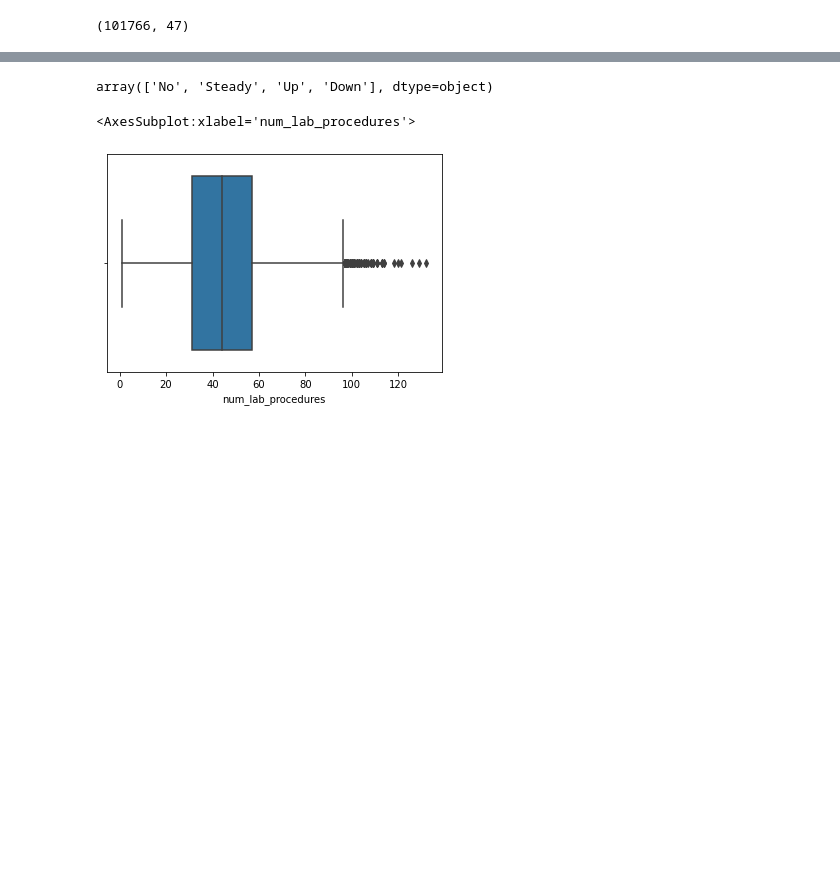
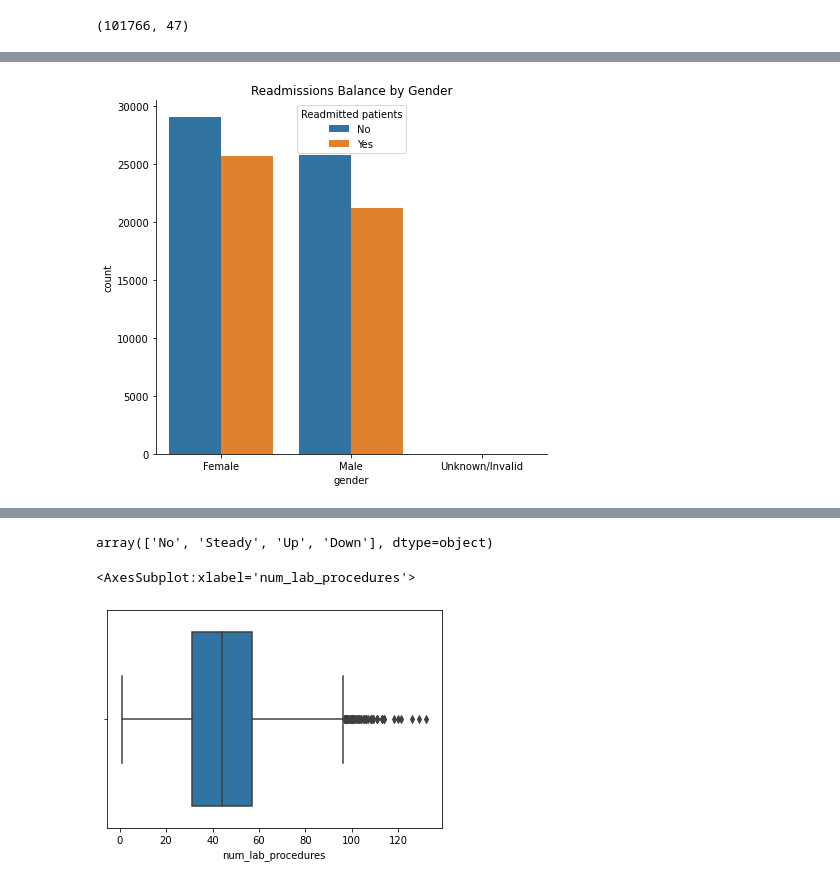
Before and after one commit to Memo0500/diabetes_classification, a Jupyter notebook: Diabetes_Classification.ipynb, the cells around one changed output, grey strips where cells are left out. Cells and saved outputs as stored; diff of their text form; code cells hidden in the pictures; blank space fills up the shorter version.

```diff
--- a/Diabetes_Classification.ipynb
+++ b/Diabetes_Classification.ipynb
@@ -174,0 +233,11 @@ data.shape
+# %%
+#Gender and Readmissions,
+plot1 = sns.countplot(x = 'gender', hue = 'readmit', data = data)
+
+sns.despine()
+plot1.figure.set_size_inches(7, 6.5)
+plot1.legend(title = 'Readmitted patients', labels = ('No', 'Yes'))
+plot1.axes.set_title('Readmissions Balance by Gender')
+plt.show()
+# %% [output]
+[figure, added]
```
Also changed, not shown: parts of 129 cells of this notebook, 3 other files.
